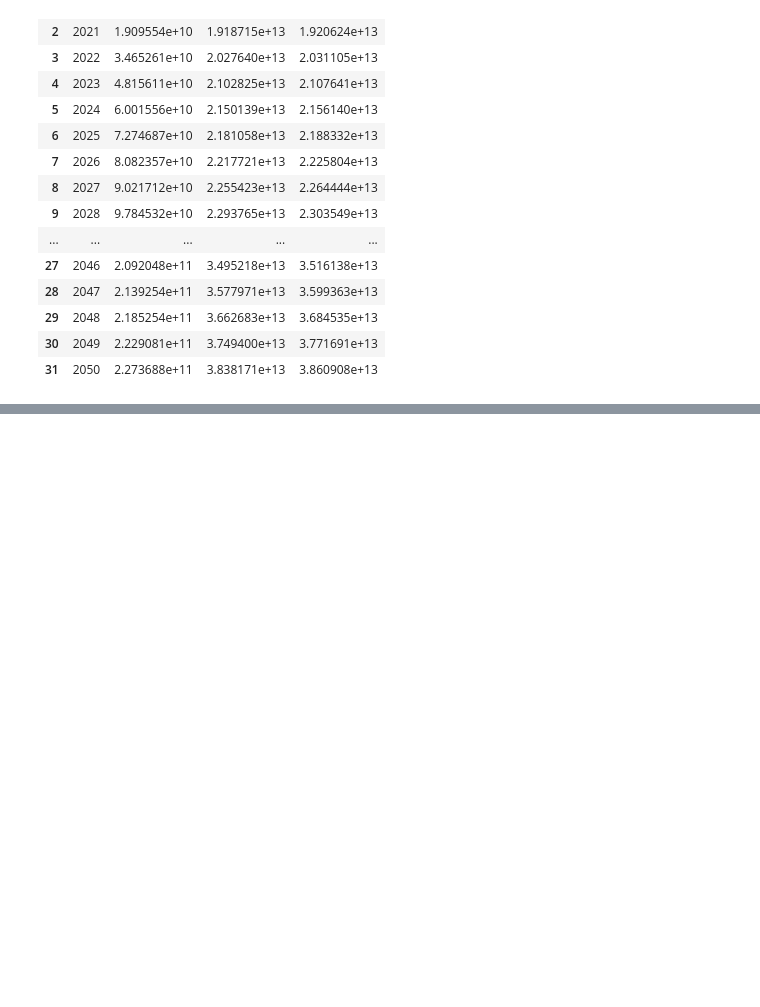
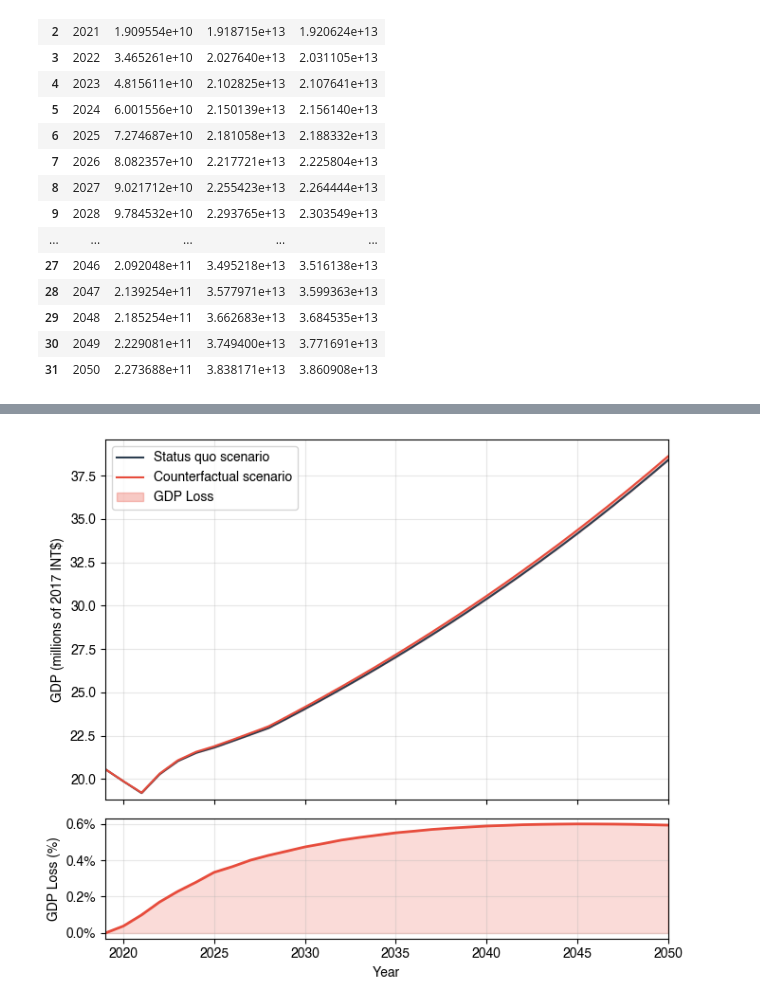
Before and after one commit to CenterforDigitalHealth/ASCVD-Economic-Burden, a Jupyter notebook: generate_figures-trend.ipynb, the cells around one changed output, grey strips where cells are left out. Saved outputs shown, nothing was run; the diff lists cells and outputs as text; code cells hidden in the pictures; blank space fills up the shorter version.

```diff
--- a/generate_figures-trend.ipynb
+++ b/generate_figures-trend.ipynb
@@ -97,32 +89,39 @@ import matplotlib.pyplot as plt
 # %%
-usa_sq = usa[['GDP_SQ']].values.flatten() / 1e6
-usa_cf = usa[['GDP_CF']].values.flatten() / 1e6
+import matplotlib.pyplot as plt
+import matplotlib.ticker as mticker
+from matplotlib.ticker import FuncFormatter
 
-fig = go.Figure()
-fig.add_trace(go.Scatter(
-    x=list(range(2019, 2051)),
-    y=usa_sq,
-    mode='lines+markers',
-    marker=dict(size=4),
-    line=dict(width=2),
-    name='USA GDP (PPP)'
-))
-fig.add_trace(go.Scatter(
-    x=list(range(2019, 2051)),
-    y=usa_cf,
-    mode='lines+markers',
-    marker=dict(size=4),
-    line=dict(width=2),
-    name='USA GDP (PPP)'
-))
+plt.rcParams["font.family"] = "sans-serif"
+plt.rcParams["font.sans-serif"] = ["Helvetica", "Arial", "DejaVu Sans"]
 
-fig.update_layout(
-    width=600,
-    height=400,
-    xaxis_title='Year',
-    yaxis_title='GDP (trillions of 2017 INT$)',
-    template='plotly_white',
-    font=dict(family='Helvetica', size=10),
-    margin=dict(l=60, r=20, t=40, b=40),
-)
-fig.show()
+years = usa['year'].values
+sq = usa['GDP_SQ'].values / 1e6
+cf = usa['GDP_CF'].values / 1e6
+loss_pct = (usa['GDP_loss'].values / usa['GDP_SQ'].values) * 100
+
+fig, (ax1, ax2) = plt.subplots(2, 1, figsize=(7, 6), gridspec_kw={'height_ratios': [3, 1]}, sharex=True)
+
+ax1.plot(years, sq, color='#2c3e50', linewidth=1.5, label='Status quo scenario')
+ax1.plot(years, cf, color='#e74c3c', linewidth=1.5, label='Counterfactual scenario')
+ax1.fill_between(years, sq, cf, alpha=0.3, color='#e74c3c', label='GDP Loss')
+ax1.set_ylabel('GDP (millions of 2017 INT$)')
+ax1.set_ylim(bottom=sq.min() * 0.98)
+ax1.yaxis.set_major_formatter(FuncFormatter(lambda x, pos: f'{x/1e6:.1f}'))
+ax1.legend(loc='upper left')
+ax1.grid(alpha=0.3)
+
+ax2.plot(years, loss_pct, color='#e74c3c', linewidth=2)
+ax2.fill_between(years, 0, loss_pct, alpha=0.2, color='#e74c3c')
+ax2.set_xlabel('Year')
+ax2.set_ylabel('GDP Loss (%)')
+ax2.yaxis.set_major_formatter(mticker.FormatStrFormatter('%.1f%%'))
+ax2.set_xlim(2019, 2050)
+ax2.grid(alpha=0.3)
+
+plt.tight_layout()
+plt.savefig('figures/figure_3.png', dpi=900, bbox_inches='tight')
+plt.savefig('figures/figure_3.pdf', bbox_inches='tight')
+plt.savefig('figures/figure_3.svg', bbox_inches='tight')
+plt.show()
+# %% [output]
+[figure, added]
```
Also changed, not shown: parts of 4 cells of this notebook, 2 other files.
